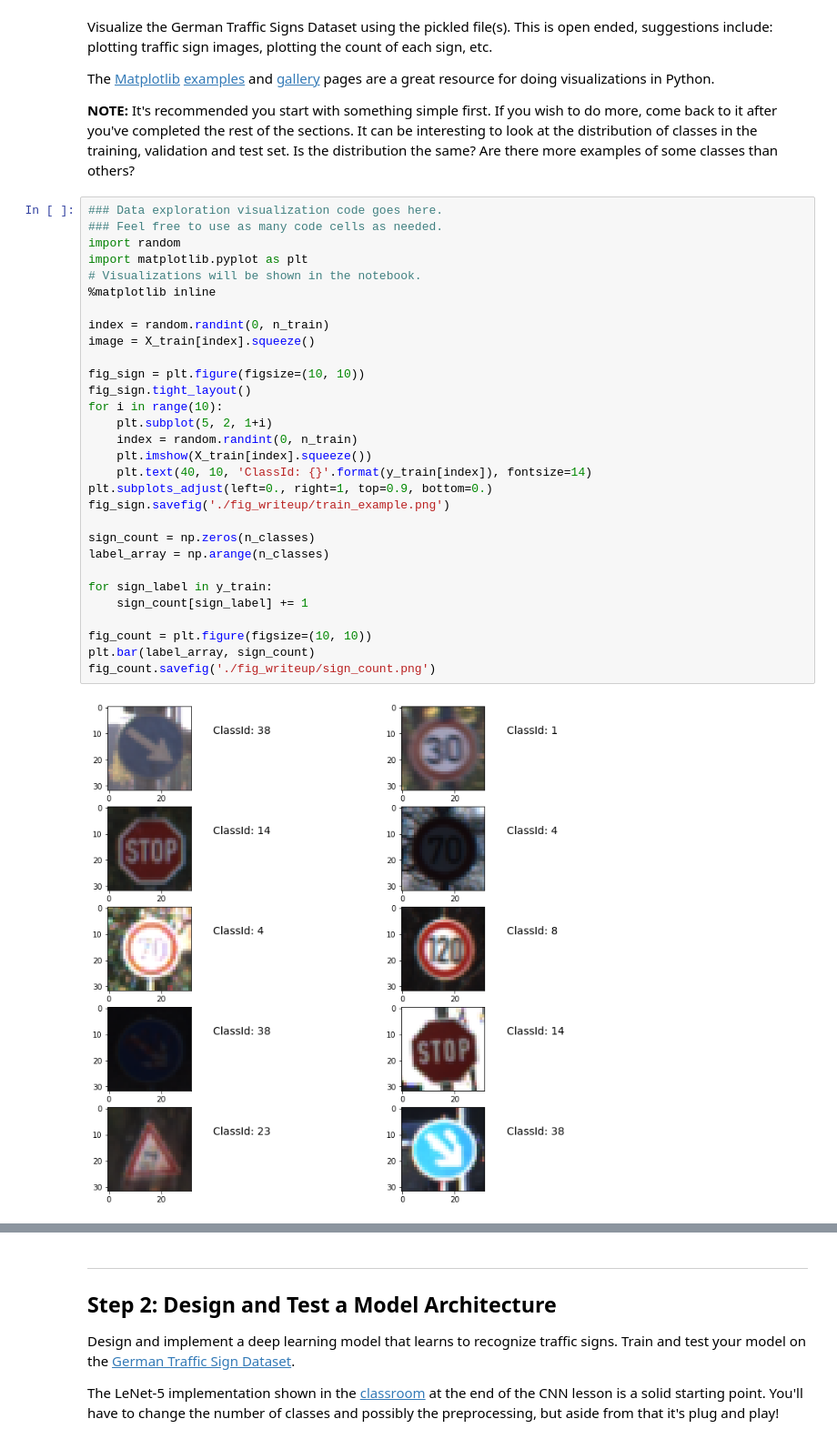
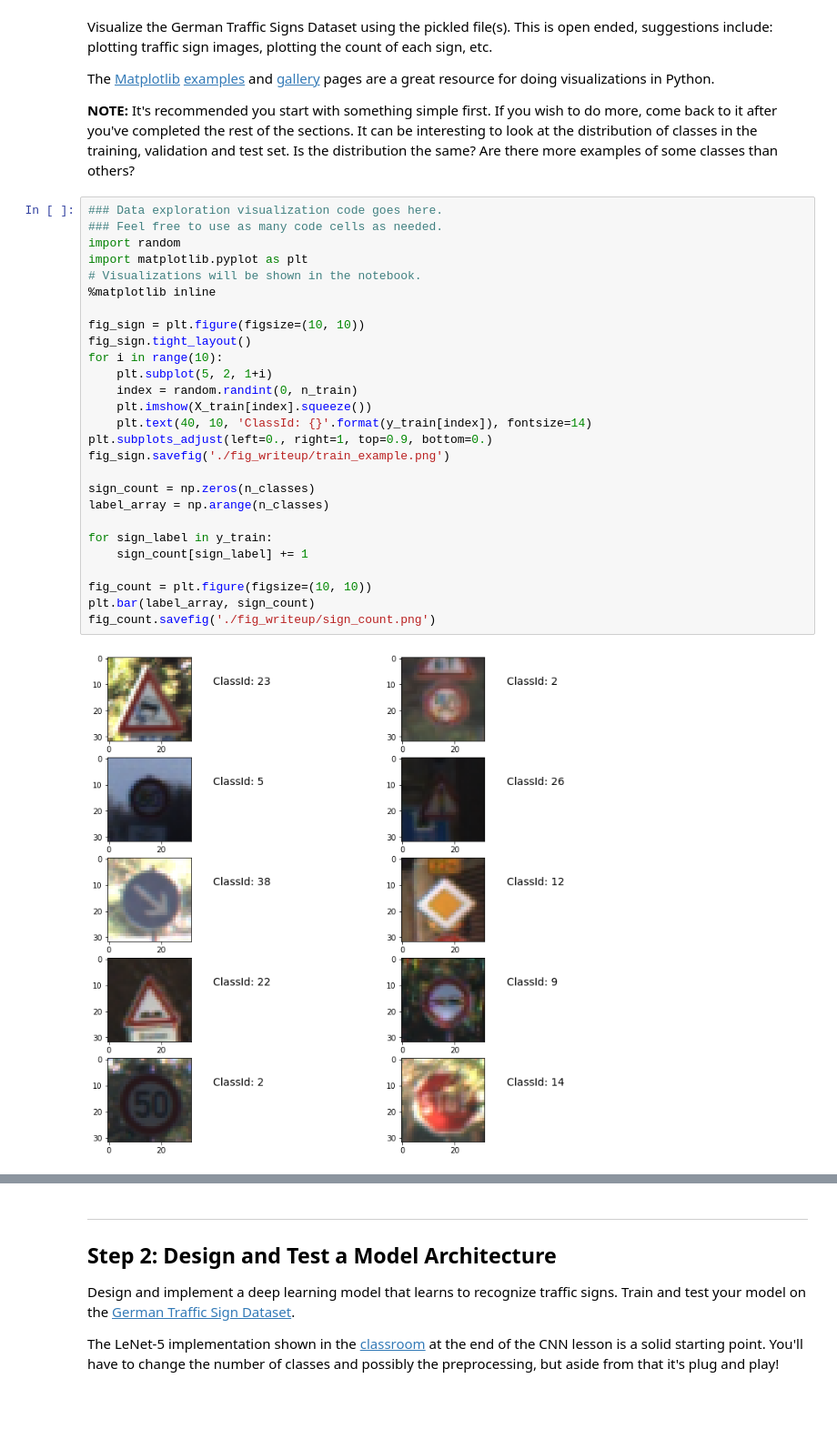
Before and after one commit to BofeiCHEN/CarND-Traffic-Sign-Classifier-Project, a Jupyter notebook: Traffic_Sign_Classifier.ipynb, the cells around one changed output, grey strips where cells are left out. Shown: that part at 91% size. Saved outputs shown, nothing was run; the diff lists cells and outputs as text; blank space fills up the shorter version.

```diff
--- a/Traffic_Sign_Classifier.ipynb
+++ b/Traffic_Sign_Classifier.ipynb
@@ -95,35 +95,32 @@ The [Matplotlib](http://matplotlib.org/) [examples](http://matplotlib.org/exampl
 # %%
 ### Data exploration visualization code goes here.
 ### Feel free to use as many code cells as needed.
 import random
 import matplotlib.pyplot as plt
 # Visualizations will be shown in the notebook.
 %matplotlib inline
-
-index = random.randint(0, n_train)
-image = X_train[index].squeeze()
 
 fig_sign = plt.figure(figsize=(10, 10))
 fig_sign.tight_layout()
 for i in range(10):
     plt.subplot(5, 2, 1+i)
     index = random.randint(0, n_train)
     plt.imshow(X_train[index].squeeze())
     plt.text(40, 10, 'ClassId: {}'.format(y_train[index]), fontsize=14)
 plt.subplots_adjust(left=0., right=1, top=0.9, bottom=0.)
 fig_sign.savefig('./fig_writeup/train_example.png')
 
 sign_count = np.zeros(n_classes)
 label_array = np.arange(n_classes)
 
 for sign_label in y_train:
     sign_count[sign_label] += 1
 
 fig_count = plt.figure(figsize=(10, 10))
 plt.bar(label_array, sign_count)
 fig_count.savefig('./fig_writeup/sign_count.png')
 # %% [output]
-[figure, old version]
+[figure, new version]
 [figure]
 # %% [markdown]
 ----
```
Also changed, not shown: parts of 10 cells of this notebook, 43 other files.
